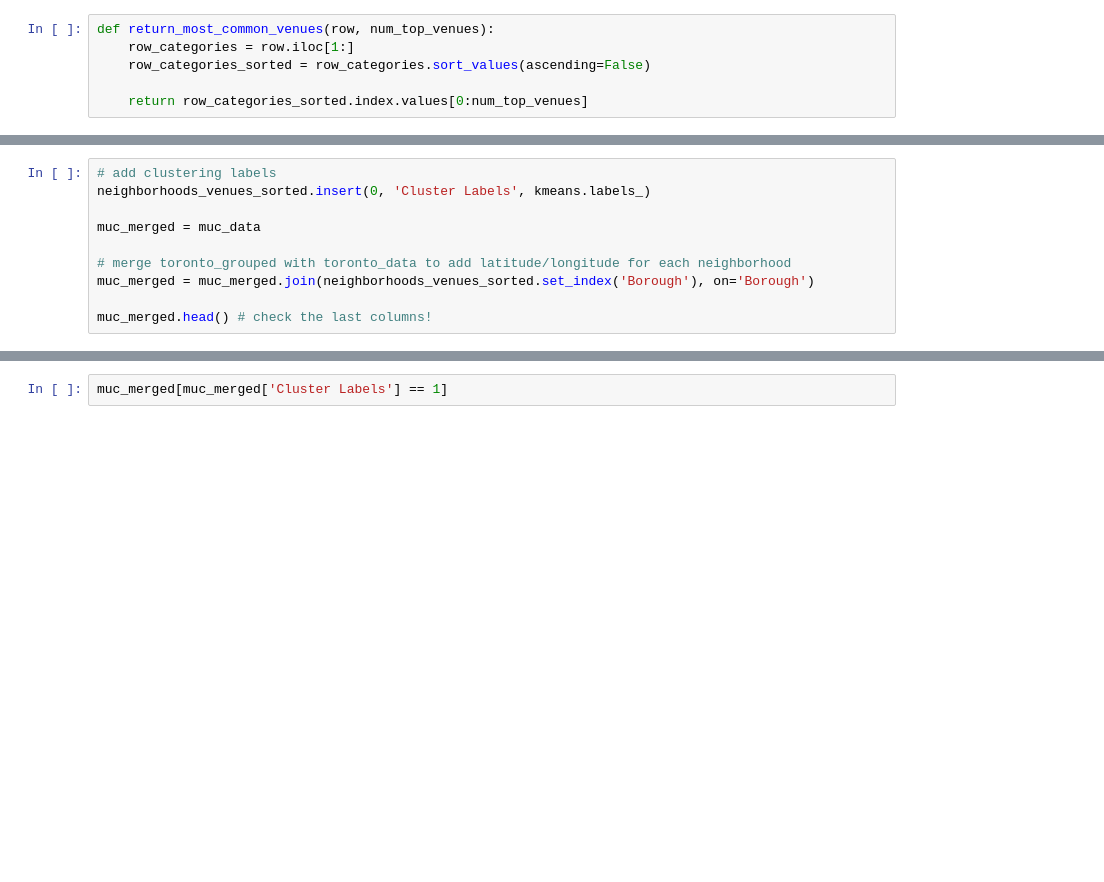
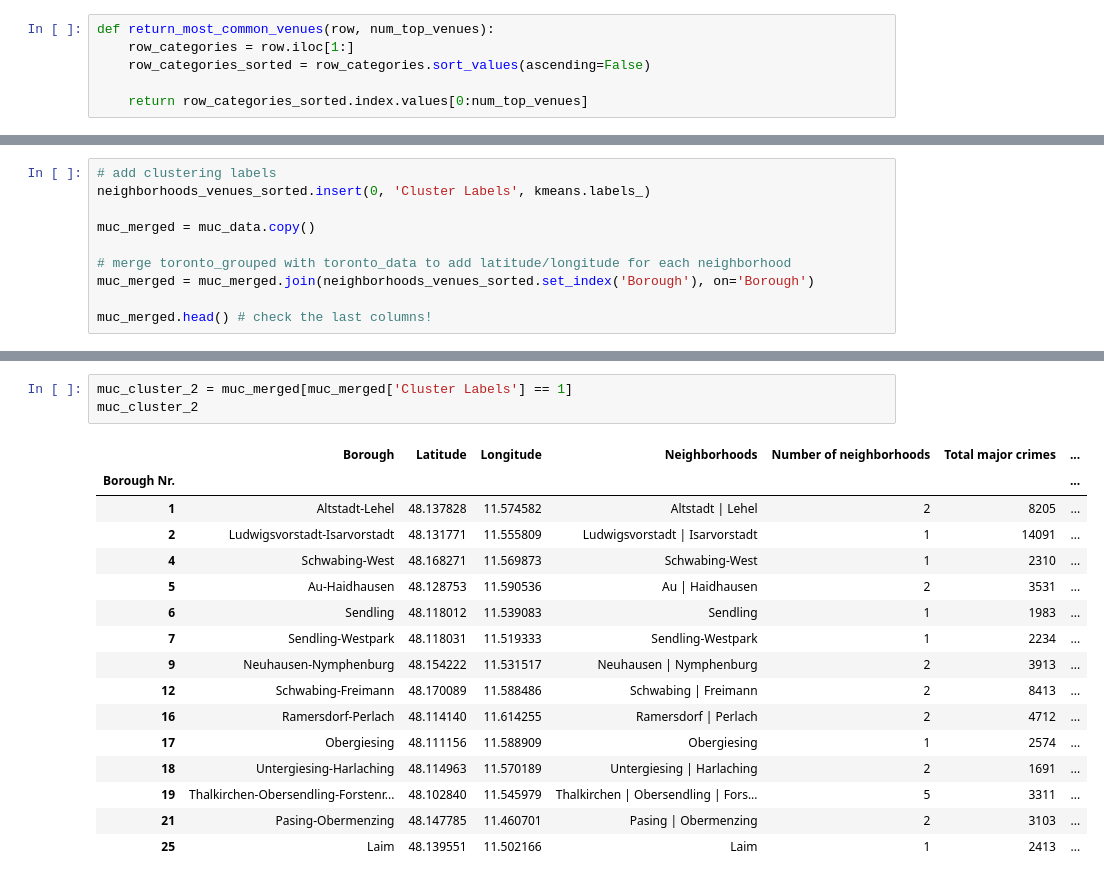
Before and after one commit to RocketClimber/Coursera_Capstone, a Jupyter notebook: MunichNeighborhoods.ipynb, the cells around one changed output, grey strips where cells are left out. Drawn from its saved outputs; the diff is of its cells as text; blank space fills up the shorter version.

```diff
--- a/MunichNeighborhoods.ipynb
+++ b/MunichNeighborhoods.ipynb
@@ -1022,7 +951,7 @@ muc_data_bu = muc_data.copy
 # add clustering labels
 neighborhoods_venues_sorted.insert(0, 'Cluster Labels', kmeans.labels_)
 
-muc_merged = muc_data
+muc_merged = muc_data.copy()
 
 # merge toronto_grouped with toronto_data to add latitude/longitude for each neighborhood
 muc_merged = muc_merged.join(neighborhoods_venues_sorted.set_index('Borough'), on='Borough')
@@ -1061,3 +1043,21 @@ muc_merged[muc_merged['Cluster Labels'] == 0]
 # %%
-muc_merged[muc_merged['Cluster Labels'] == 1]
+muc_cluster_2 = muc_merged[muc_merged['Cluster Labels'] == 1]
+muc_cluster_2
+# %% [output]
+|  | Borough | Latitude | Longitude | Neighborhoods | Number of neighborhoods | Total major crimes | ... |
+| Borough Nr. |  |  |  |  |  |  | ... |
+| 1 | Altstadt-Lehel | 48.137828 | 11.574582 | Altstadt | Lehel | 2 | 8205 | ... |
+| 2 | Ludwigsvorstadt-Isarvorstadt | 48.131771 | 11.555809 | Ludwigsvorstadt | Isarvorstadt | 1 | 14091 | ... |
+| 4 | Schwabing-West | 48.168271 | 11.569873 | Schwabing-West | 1 | 2310 | ... |
+| 5 | Au-Haidhausen | 48.128753 | 11.590536 | Au | Haidhausen | 2 | 3531 | ... |
+| 6 | Sendling | 48.118012 | 11.539083 | Sendling | 1 | 1983 | ... |
+| 7 | Sendling-Westpark | 48.118031 | 11.519333 | Sendling-Westpark | 1 | 2234 | ... |
+| 9 | Neuhausen-Nymphenburg | 48.154222 | 11.531517 | Neuhausen | Nymphenburg | 2 | 3913 | ... |
+| 12 | Schwabing-Freimann | 48.170089 | 11.588486 | Schwabing | Freimann | 2 | 8413 | ... |
+| 16 | Ramersdorf-Perlach | 48.114140 | 11.614255 | Ramersdorf | Perlach | 2 | 4712 | ... |
+| 17 | Obergiesing | 48.111156 | 11.588909 | Obergiesing | 1 | 2574 | ... |
+| 18 | Untergiesing-Harlaching | 48.114963 | 11.570189 | Untergiesing | Harlaching | 2 | 1691 | ... |
+| 19 | Thalkirchen-Obersendling-Forstenr... | 48.102840 | 11.545979 | Thalkirchen | Obersendling | Fors... | 5 | 3311 | ... |
+| 21 | Pasing-Obermenzing | 48.147785 | 11.460701 | Pasing | Obermenzing | 2 | 3103 | ... |
+| 25 | Laim | 48.139551 | 11.502166 | Laim | 1 | 2413 | ... |
 # %%
```
Also changed, not shown: parts of 27 cells of this notebook.
